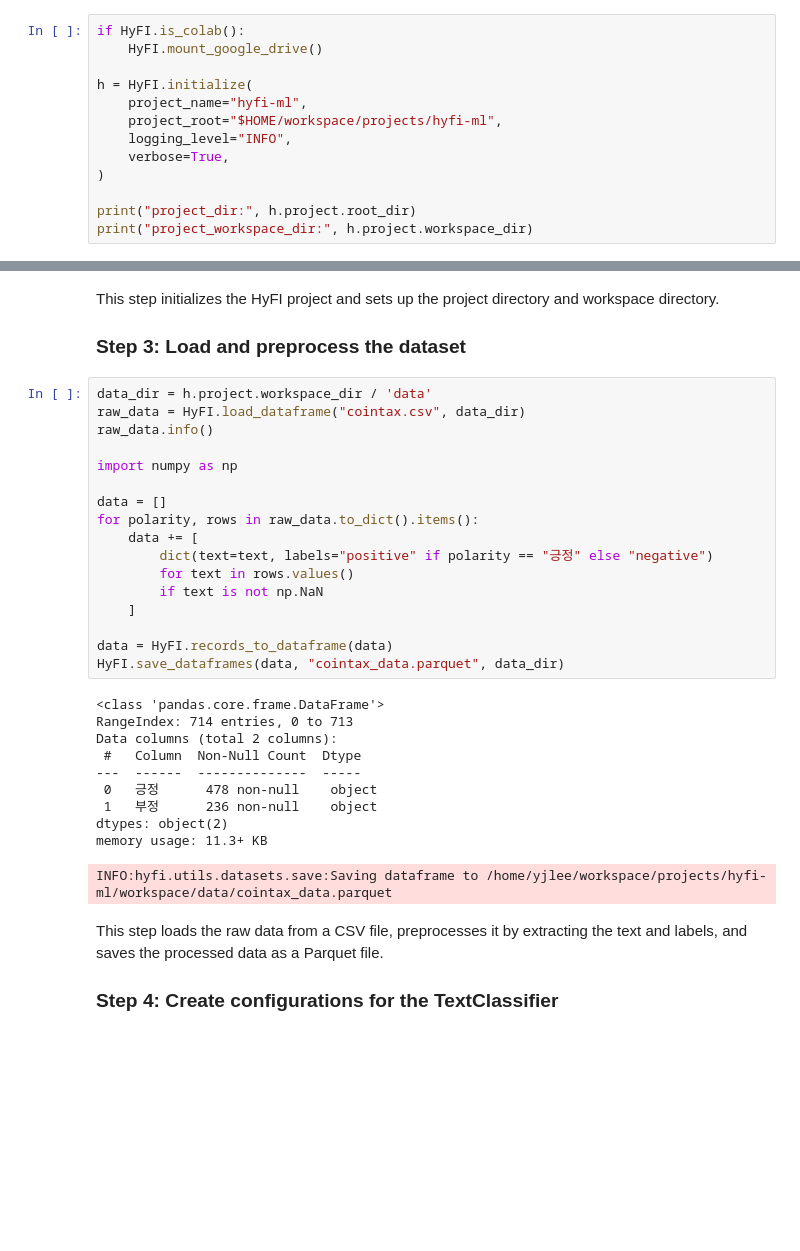
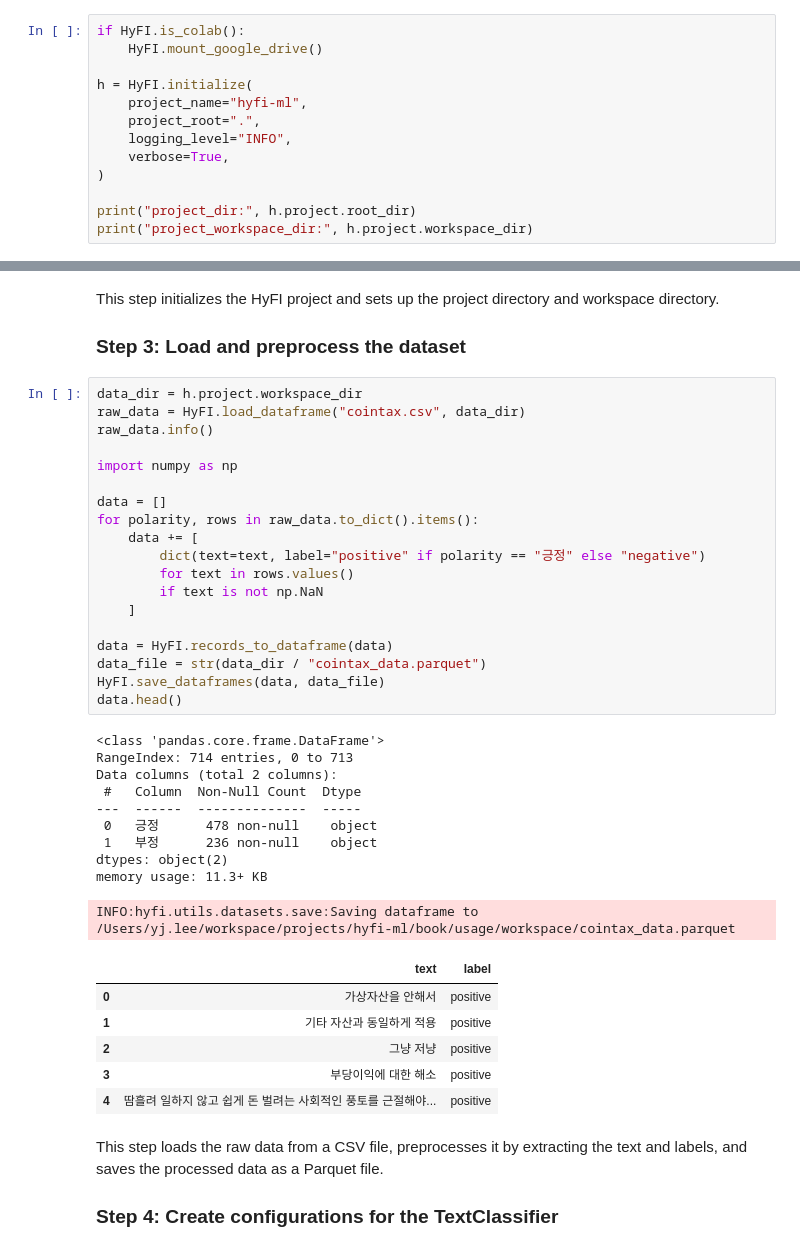
Before and after one commit to entelecheia/hyfi-ml, a Jupyter notebook: book/usage/classification.ipynb, the cells around one changed output, grey strips where cells are left out. Cells and saved outputs as stored; diff of their text form; blank space fills up the shorter version.

```diff
--- a/book/usage/classification.ipynb
+++ b/book/usage/classification.ipynb
@@ -30,7 +30,7 @@ if HyFI.is_colab():
 
 h = HyFI.initialize(
     project_name="hyfi-ml",
-    project_root="$HOME/workspace/projects/hyfi-ml",
+    project_root=".",
     logging_level="INFO",
     verbose=True,
 )
@@ -49,33 +49,41 @@ This step initializes the HyFI project and sets up the project directory and wor
 
 ### Step 3: Load and preprocess the dataset
 # %%
-data_dir = h.project.workspace_dir / 'data'
+data_dir = h.project.workspace_dir
 raw_data = HyFI.load_dataframe("cointax.csv", data_dir)
 raw_data.info()
 
 import numpy as np
 
 data = []
 for polarity, rows in raw_data.to_dict().items():
     data += [
-        dict(text=text, labels="positive" if polarity == "긍정" else "negative")
+        dict(text=text, label="positive" if polarity == "긍정" else "negative")
         for text in rows.values()
         if text is not np.NaN
     ]
 
 data = HyFI.records_to_dataframe(data)
-HyFI.save_dataframes(data, "cointax_data.parquet", data_dir)
+data_file = str(data_dir / "cointax_data.parquet")
+HyFI.save_dataframes(data, data_file)
+data.head()
 # %% [output]
 <class 'pandas.core.frame.DataFrame'>
 RangeIndex: 714 entries, 0 to 713
 Data columns (total 2 columns):
  #   Column  Non-Null Count  Dtype
 ---  ------  --------------  -----
  0   긍정      478 non-null    object
  1   부정      236 non-null    object
 dtypes: object(2)
 memory usage: 11.3+ KB
-INFO:hyfi.utils.datasets.save:Saving dataframe to /home/yjlee/workspace/projects/hyfi-ml/workspace/data/cointax_data.parquet
+INFO:hyfi.utils.datasets.save:Saving dataframe to /Users/yj.lee/workspace/projects/hyfi-ml/book/usage/workspace/cointax_data.parquet
+|  | text | label |
+| 0 | 가상자산을 안해서 | positive |
+| 1 | 기타 자산과 동일하게 적용 | positive |
+| 2 | 그냥 저냥 | positive |
+| 3 | 부당이익에 대한 해소 | positive |
+| 4 | 땀흘려 일하지 않고 쉽게 돈 벌려는 사회적인 풍토를 근절해야... | positive |
 # %% [markdown]
 This step loads the raw data from a CSV file, preprocesses it by extracting the text and labels, and saves the processed data as a Parquet file.
 
```
Also changed, not shown: parts of 5 cells of this notebook.
